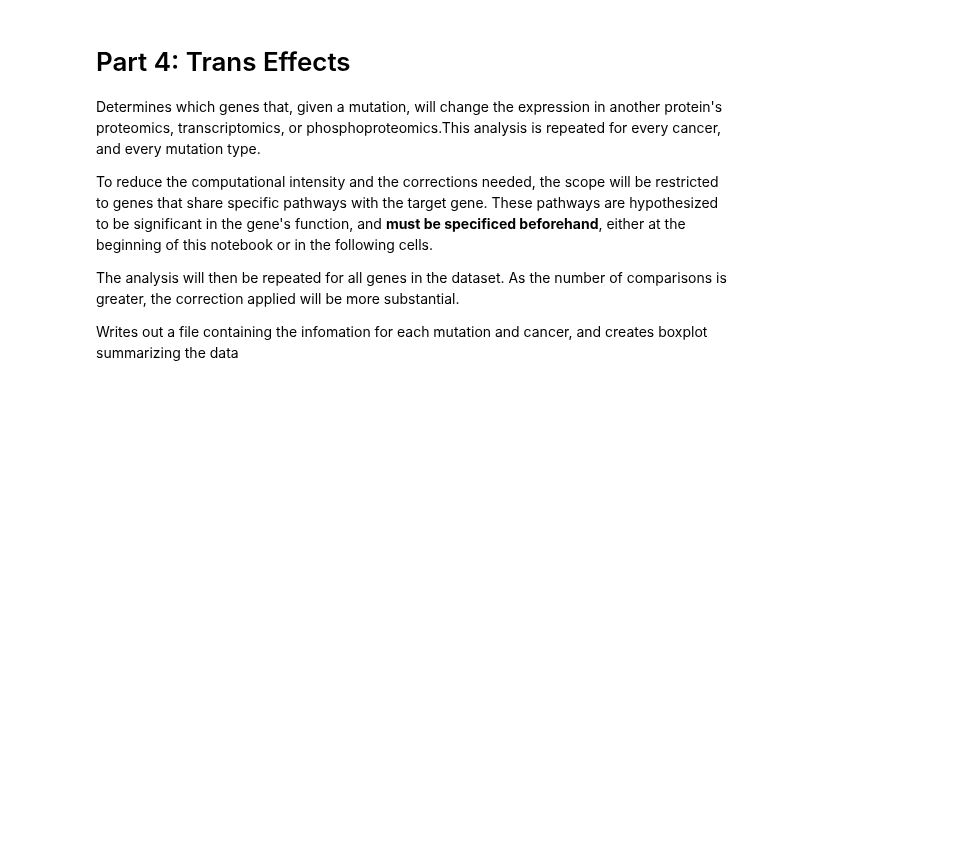
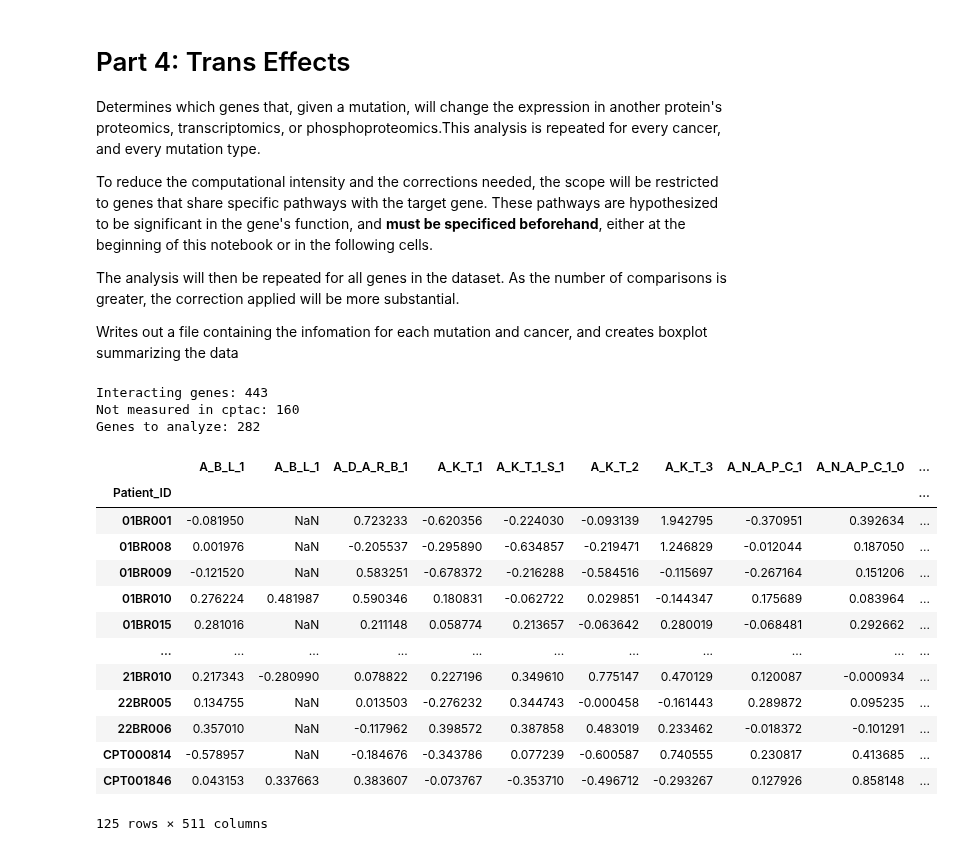
Before and after one commit to PayneLab/WhenMutationsDontMatter, a Jupyter notebook: Pancan/TP53/full_analysis.ipynb, the cells around one changed output. Drawn from its saved outputs; the diff is of its cells as text; code cells hidden in the pictures; blank space fills up the shorter version.

```diff
--- a/Pancan/TP53/full_analysis.ipynb
+++ b/Pancan/TP53/full_analysis.ipynb
@@ -363,36 +354,14 @@ interacting_proteins = set(interacting_proteins["member"])
 # genes_measured = [gene for dataset in datasets.values() for gene in dataset["prot"].columns]
 genes_measured = set([gene for gene in dataset["prot"].columns for dataset in datasets.values()])
 genes_to_analyze = sorted([protein for protein in interacting_proteins if protein in genes_measured])
-temp_genes = sorted([protein for protein in interacting_proteins if protein not in genes_measured])
+no_analysis = sorted([protein for protein in interacting_proteins if protein not in genes_measured])# debug temp
 
-if target_gene in new_genes:new_genes.remove(target_gene)
+if target_gene in genes_to_analyze:
+    genes_to_analyze.remove(target_gene)
 print(f"Interacting genes: {len(interacting_proteins)}")
-print(f"Not measured in cptac: {len(temp_genes)}")
-print(f"Genes to analyze: {len(new_genes)}")
+print(f"Not measured in cptac: {len(no_analysis)}") #debug temp
+print(f"Genes to analyze: {len(genes_to_analyze)}")
+# %% [output]
+Interacting genes: 443
+Not measured in cptac: 160
+Genes to analyze: 282
-# %%
-# NOT YET READY FOR PHOSPHO DATA!!! #
-def analyze_trans_mutation(omics_type, genes_to_analyze = None, write_out = True, create_boxplot = True):
-    result = []
-    for cancer_type, dataset in datasets.items():
-        genes_to_analyze = genes_to_analyze if genes_to_analyze is not None else list(dataset[omics_type].columns)
-        for mutation_type in mutation_types:
-            if mutation_type not in variants_to_analyze[cancer_type]: continue
-
-            print(f"{omics_key[omics_type]} {cancer_type} {mutation_type}s") #debug temp
-            genotype_and_omic = pd.merge(dataset["gen"]["Mutation"], dataset[omics_type], left_index = True, right_index = True)
-            genotype_and_omic = genotype_and_omic.loc[genotype_and_omic["Mutation"].isin(["Wildtype", mutation_type])]
-
-#             return genotype_and_omic
-
-            for gene in genotype_and_omic.drop("Mutation", axis = 1).columns:
-                ## ANALYZE P-VALUES ##
-                ut.wrap_ttest()
-                pval = ut.wrap_ttest(genotype_and_omic, label_column="Mutation", return_all=True).iloc[0,1]
-                result.append ({
-                    "omics_type":omics_type,
-                    "site":site,
-                    "mutation_type":mutation_type,
-                    "cancer_type":cancer_type,
-                    "pval":pval
-                })
-    return result
@@ -399,2 +452,17 @@ def analyze_trans_mutation(omics_type, genes_to_analyze = None, write_out = True
 # %%
-analyze_trans_mutation("prot")
+analyze_trans_mutation("prot", genes_to_analyze=genes_to_analyze)
+# %% [output]
+|  | A_B_L_1 | A_B_L_1 | A_D_A_R_B_1 | A_K_T_1 | A_K_T_1_S_1 | A_K_T_2 | A_K_T_3 | A_N_A_P_C_1 | A_N_A_P_C_1_0 | ... |
+| Patient_ID |  |  |  |  |  |  |  |  |  | ... |
+| 01BR001 | -0.081950 | NaN | 0.723233 | -0.620356 | -0.224030 | -0.093139 | 1.942795 | -0.370951 | 0.392634 | ... |
+| 01BR008 | 0.001976 | NaN | -0.205537 | -0.295890 | -0.634857 | -0.219471 | 1.246829 | -0.012044 | 0.187050 | ... |
+| 01BR009 | -0.121520 | NaN | 0.583251 | -0.678372 | -0.216288 | -0.584516 | -0.115697 | -0.267164 | 0.151206 | ... |
+| 01BR010 | 0.276224 | 0.481987 | 0.590346 | 0.180831 | -0.062722 | 0.029851 | -0.144347 | 0.175689 | 0.083964 | ... |
+| 01BR015 | 0.281016 | NaN | 0.211148 | 0.058774 | 0.213657 | -0.063642 | 0.280019 | -0.068481 | 0.292662 | ... |
+| ... | ... | ... | ... | ... | ... | ... | ... | ... | ... | ... |
+| 21BR010 | 0.217343 | -0.280990 | 0.078822 | 0.227196 | 0.349610 | 0.775147 | 0.470129 | 0.120087 | -0.000934 | ... |
+| 22BR005 | 0.134755 | NaN | 0.013503 | -0.276232 | 0.344743 | -0.000458 | -0.161443 | 0.289872 | 0.095235 | ... |
+| 22BR006 | 0.357010 | NaN | -0.117962 | 0.398572 | 0.387858 | 0.483019 | 0.233462 | -0.018372 | -0.101291 | ... |
+| CPT000814 | -0.578957 | NaN | -0.184676 | -0.343786 | 0.077239 | -0.600587 | 0.740555 | 0.230817 | 0.413685 | ... |
+| CPT001846 | 0.043153 | 0.337663 | 0.383607 | -0.073767 | -0.353710 | -0.496712 | -0.293267 | 0.127926 | 0.858148 | ... |
+125 rows × 511 columns
```
Also changed, not shown: parts of 6 cells of this notebook, 2 other files.
